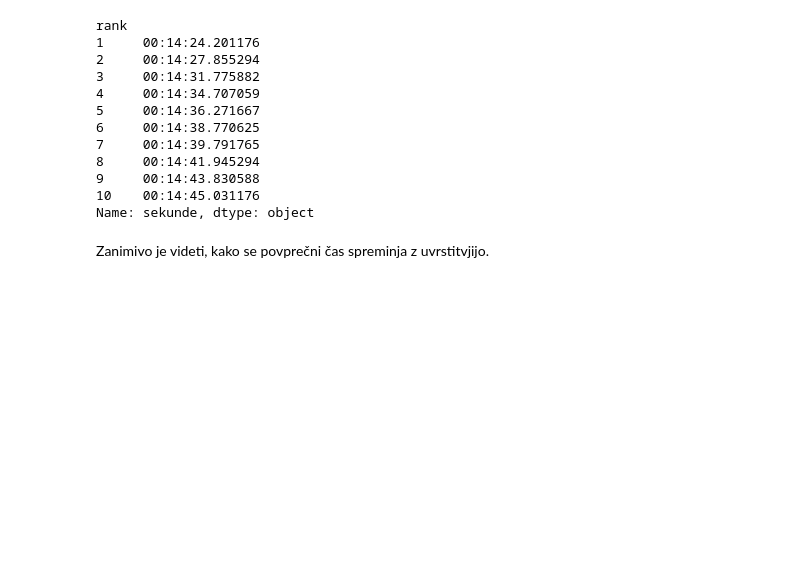
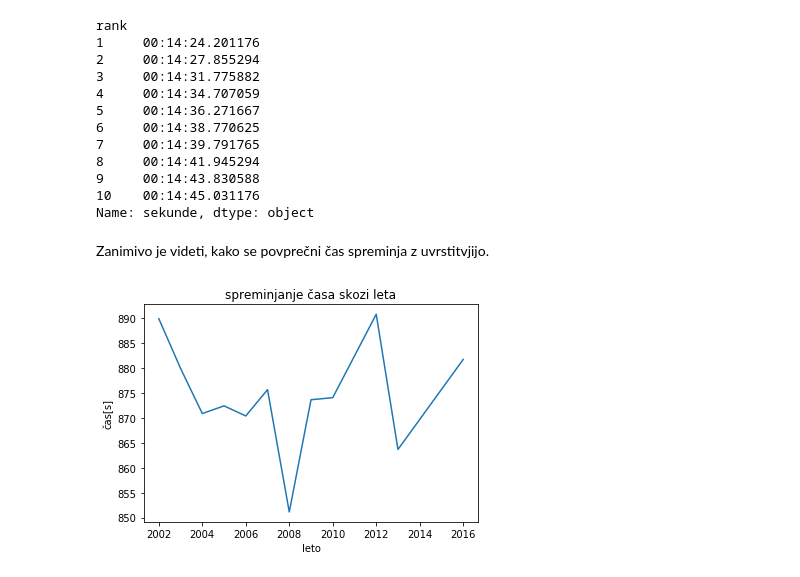
Before and after one commit to lauraguzeljblatnik/iaaf-tablice, a Jupyter notebook: Tablice.ipynb, the cells around one changed output. Saved outputs shown, nothing was run; the diff lists cells and outputs as text; code cells hidden in the pictures; blank space fills up the shorter version.

```diff
--- a/Tablice.ipynb
+++ b/Tablice.ipynb
@@ -130,3 +121,17 @@ rank
 Name: sekunde, dtype: object
 # %% [markdown]
 Zanimivo je videti, kako se povprečni čas spreminja z uvrstitvjijo.
+# %%
+#poglejmo si razvoj rezultata aktualne svetovn prvakinje
+rekorderka = tablice[tablice['name'] =='Tirunesh DIBABA']
+j = rekorderka['date']
+x = j.dt.year
+y = rekorderka['sekunde']
+
+plt.plot(x,y)
+plt.title('spreminjanje časa skozi leta')
+plt.xlabel('leto')
+plt.ylabel('čas[s]')
+plt.show()
+# %% [output]
+[figure, added]
```
Also changed, not shown: parts of 7 cells of this notebook.
